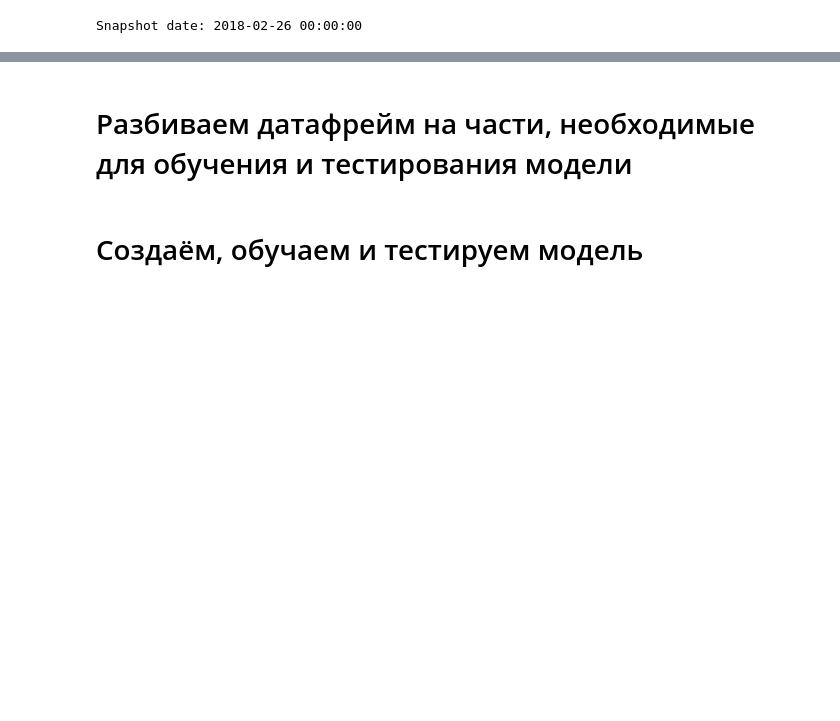
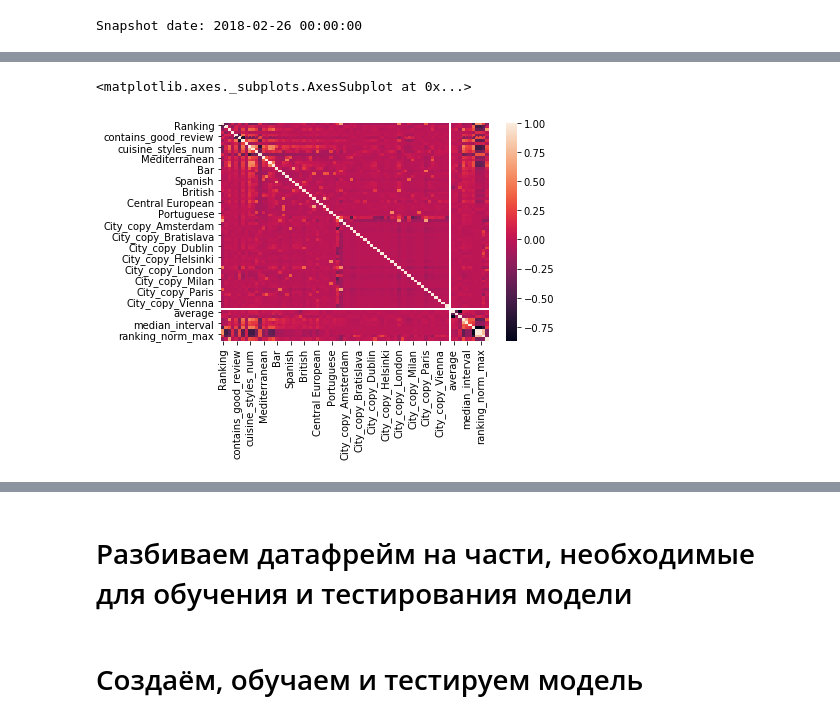
Before and after one commit to zadvovl/SkillFactory, a Jupyter notebook: module_3/your_first_model.ipynb, the cells around one changed output, grey strips where cells are left out. Cells and saved outputs as stored; diff of their text form; code cells hidden in the pictures; blank space fills up the shorter version.

```diff
--- a/module_3/your_first_model.ipynb
+++ b/module_3/your_first_model.ipynb
@@ -438,3 +623,9 @@ plt.show()
 df['reviews_per_capita'] = df['Number of Reviews']*1000 / df['population']
 # %%
 df.drop(['City', 'avg_rank_by_city', 'cnt_rest_in_the_city', 'cnt_rev_by_city', 'max_rank_by_city'], axis=1, inplace=True)
+# %%
+# corellation plot and correlcation matrix
+sns.heatmap(df.corr())
+# %% [output]
+<matplotlib.axes._subplots.AxesSubplot at 0x...>
+[figure, added]
```
Also changed, not shown: parts of 23 cells of this notebook, 1 other file.
